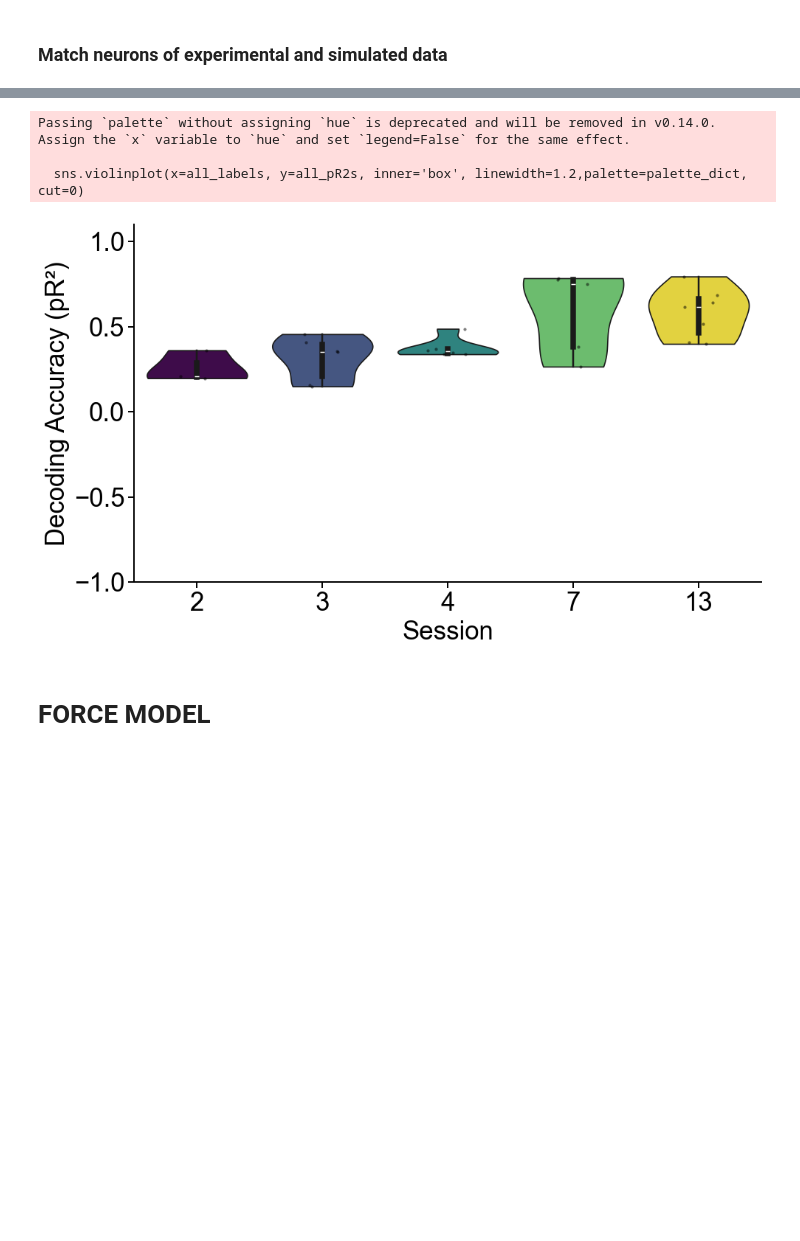
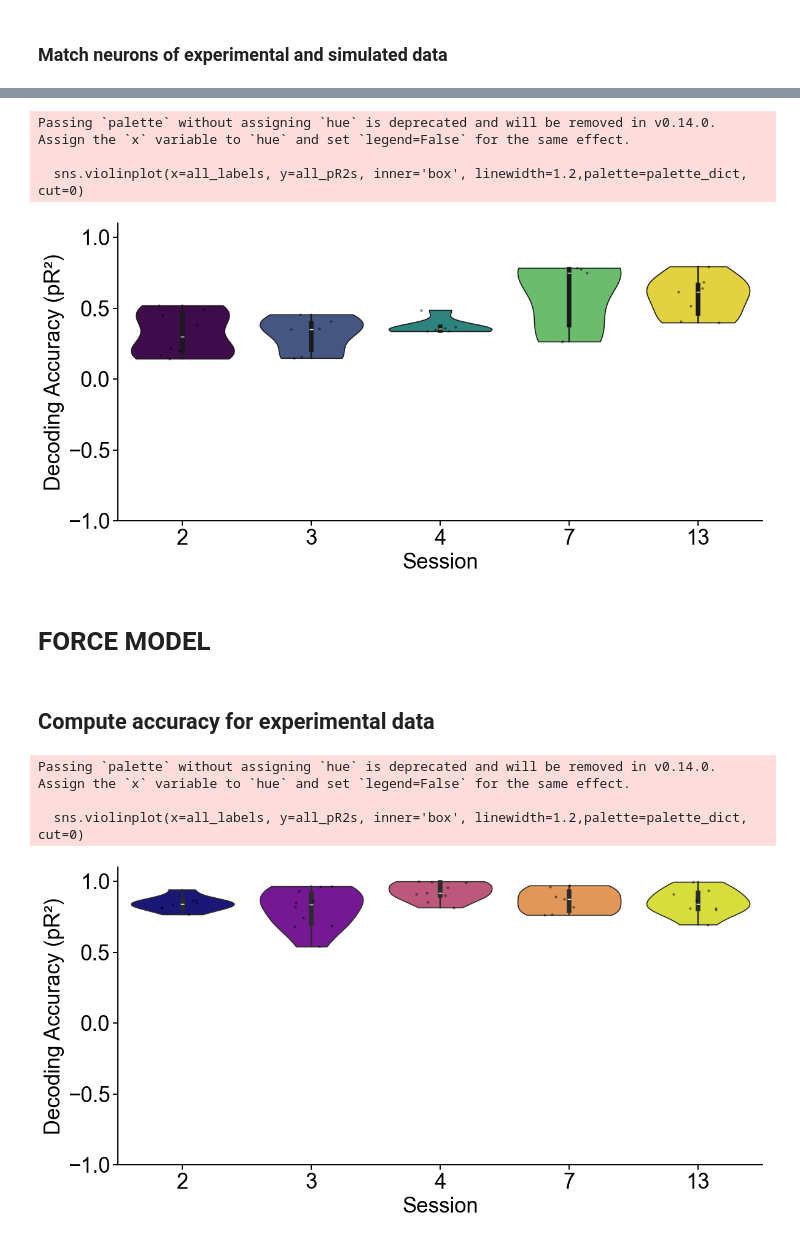
Before and after one commit to natmtc/flexible-motoneuron-control, a Jupyter notebook: GLM_analysis.ipynb, the cells around one changed output, grey strips where cells are left out. Drawn from its saved outputs; the diff is of its cells as text; code cells hidden in the pictures; blank space fills up the shorter version.

```diff
--- a/GLM_analysis.ipynb
+++ b/GLM_analysis.ipynb
@@ -732,6 +808,6 @@ Matching for DR_subject2_force3
 # %%
 # === PLOT MATCHED pR² VALUES ===
-plt.figure(figsize=(10, 6))
+plt.figure(figsize=(12, 6))
 plt.rcParams.update({'font.family': 'Arial'})
 
 all_pR2s = []
@@ -767,11 +843,11 @@ plt.ylim([-1, 1.1])
 sns.despine(top=True, right=True)
 plt.tight_layout()
 
-# plt.savefig('/Users/nmt121/Desktop/Figures/GLM_SimulatedSpikes_S2.pdf', dpi=300, bbox_inches='tight')
+# plt.savefig('/Users/nmt121/Desktop/Figures/GLM_Simulated_spikes_S2.pdf', dpi=300, bbox_inches='tight')
 
 plt.show()
 # %% [output]
 Passing `palette` without assigning `hue` is deprecated and will be removed in v0.14.0. Assign the `x` variable to `hue` and set `legend=False` for the same effect.
 
   sns.violinplot(x=all_labels, y=all_pR2s, inner='box', linewidth=1.2,palette=palette_dict, cut=0)
-[figure, old version]
+[figure, new version]
@@ -778,10 +927,14 @@ Passing `palette` without assigning `hue` is deprecated and will be removed in v
 # %% [markdown]
 # FORCE MODEL
+# %% [markdown]
+## Compute accuracy for experimental data
 # %%
+from functions_experimental_data_Bräckleinexp.GLM_analysis_force_pred import *
+
 # === Input parameters ===
-folder_path = '/Users/nmt121/Desktop/DATA/S7/'
+folder_path = '/Users/nmt121/Desktop/DATA/S2/'
 bin_size_ms = 200
-session_files = session_files7
+session_files = session_files2
 
 #regularization
 alpha_grid = {'poissonregressor__alpha': [0.1, 1, 10, 100, 1000]}
@@ -866,51 +1019,71 @@ for session, pkl_files in session_files.items():
                 if np.sum(Y_test) < 5:
                     continue
 
                 scaler = StandardScaler()
                 X_train_scaled = scaler.fit_transform(X_train)
                 X_test_scaled = scaler.transform(X_test)
 
                 model = PoissonRegressor(alpha=best_alpha, max_iter=1000)
                 model.fit(X_train_scaled, Y_train)
 
                 pR2 = compute_pR2(model, X_test_scaled, Y_test)
                 fold_pR2s.append(pR2)
 
             if fold_pR2s:
                 mean_pR2 = np.nanmean(fold_pR2s)
                 session_pR2.append(mean_pR2)
 
     if session_pR2:
         session_results[session] = session_pR2
 
-# === PLOTTING RESULTS ===
-plt.figure(figsize=(8, 5))
+# # === PLOTTING RESULTS ===
+
+plt.figure(figsize=(12, 6))
 plt.rcParams.update({'font.family': 'Arial'})
 
-session_means = []
-session_stds = []
-session_labels = []
+# === Prepare data for seaborn ===
+all_pR2s = []
+all_labels = []
 
-for idx, (session, pR2_values) in enumerate(session_results.items()):
-    mean_pR2 = np.nanmean(pR2_values)
-    print(mean_pR2)
-    std_pR2 = np.nanstd(pR2_values)
+for session, pR2_values in session_results.items():
+    match = re.search(r'(\d+)', session)
+    short_label = str(int(match.group(1))) if match else session
+    all_pR2s.extend(pR2_values)
+    all_labels.extend([short_label] * len(pR2_values))
 
-    session_means.append(mean_pR2)
-    session_stds.append(std_pR2)
-    session_labels.append(session)
+# === Sort session labels numerically ===
+unique_labels = sorted(set(all_labels), key=lambda x: int(x))
+N = len(unique_labels)
 
-    x_positions = np.full(len(pR2_values), idx)
-    plt.scatter(x_positions, pR2_values, alpha=0.5)
+cmap = plt.get_cmap('plasma')
+colors = [cmap(i / (N - 1)) for i in range(N)]
+palette_dict = dict(zip(unique_labels, colors))
 
-x_values = np.arange(len(session_means))
-smoothed_means = gaussian_filter1d(session_means, sigma=1)
-plt.plot(x_values, smoothed_means, linestyle='-', color='black', linewidth=2, alpha=0.8)
+# === Violin plot ===
+sns.violinplot(x=all_labels, y=all_pR2s, inner='box', linewidth=1.2,palette=palette_dict, cut=0)
+sns.stripplot(x=all_labels, y=all_pR2s, color='k', size=3, jitter=0.2, alpha=0.5)
 
-plt.xticks(range(len(session_labels)), session_labels)
-plt.xlabel("Session (Day)", fontname="Arial")
-plt.ylabel("Decoding Accuracy (pR²)", fontname="Arial")
+# === Style settings ===
+ax = plt.gca()
+for spine in ax.spines.values():
+    spine.set_linewidth(1.4)
+
+plt.tick_params(width=1.4, length=6, labelsize=25)
+plt.xlabel("Session", fontsize=25, fontname="Arial")
+plt.ylabel("Decoding Accuracy (pR²)", fontsize=25, fontname="Arial")
+
+# Make sure x-ticks are simplified numeric labels
+ax.set_xticklabels(unique_labels, fontsize=25)
+
 plt.ylim([-1, 1.1])
-plt.grid(True)
+sns.despine(top=True, right=True)
 plt.tight_layout()
+
+# === Save ===
+plt.savefig('/Users/nmt121/Desktop/Figures/GLM/GLM_Experimental_force_S2.pdf', dpi=300, bbox_inches='tight')
 plt.show()
+# %% [output]
+Passing `palette` without assigning `hue` is deprecated and will be removed in v0.14.0. Assign the `x` variable to `hue` and set `legend=False` for the same effect.
+
+  sns.violinplot(x=all_labels, y=all_pR2s, inner='box', linewidth=1.2,palette=palette_dict, cut=0)
+[figure, added]
```
Also changed, not shown: parts of 10 cells of this notebook, 3 other files.
